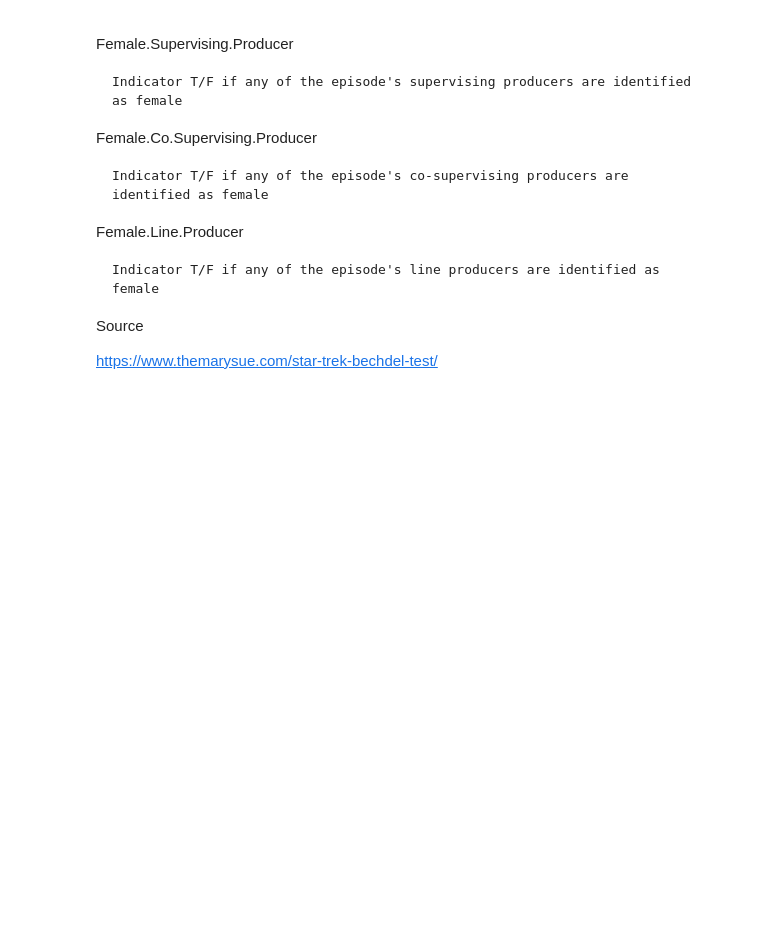
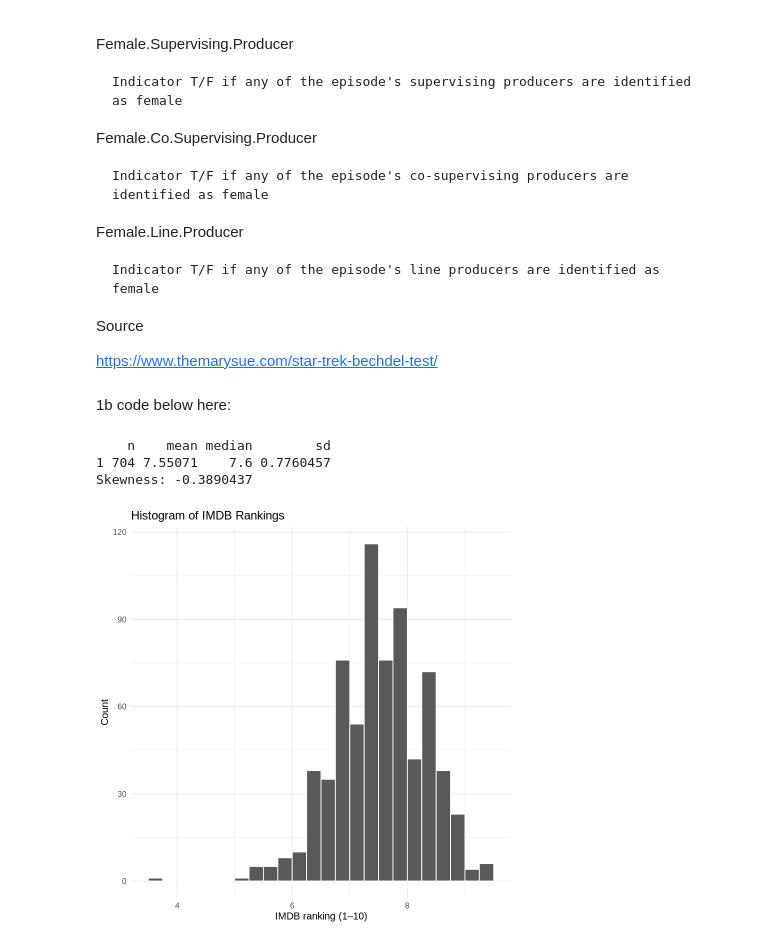
Before and after one commit to timosully/cab302prac2, a Jupyter notebook: notebooks/psts/PST1_Starter.ipynb, the cells around one changed output. Drawn from its saved outputs; the diff is of its cells as text; code cells hidden in the pictures; blank space fills up the shorter version.

```diff
--- a/notebooks/psts/PST1_Starter.ipynb
+++ b/notebooks/psts/PST1_Starter.ipynb
@@ -316,3 +329,34 @@ Female.Line.Producer
 Source
 
 https://www.themarysue.com/star-trek-bechdel-test/
+# %% [markdown]
+1b code below here:
+# %%
+# Quick numeric summary to support your written comments
+imdb_summ <- episodes %>%
+  summarize(
+    n      = sum(!is.na(IMDB.Ranking)),
+    mean   = mean(IMDB.Ranking, na.rm = TRUE),
+    median = median(IMDB.Ranking, na.rm = TRUE),
+    sd     = sd(IMDB.Ranking, na.rm = TRUE)
+  )
+print(imdb_summ)
+
+# If a skewness() function is available from your pre-configuration:
+sk <- skewness(na.omit(episodes$IMDB.Ranking))
+cat("Skewness:", sk, "\n")
+
+# Histogram
+ggplot(episodes, aes(x = IMDB.Ranking)) +
+  geom_histogram(binwidth = 0.25, boundary = 0, color = "white") +
+  labs(
+    title = "Histogram of IMDB Rankings",
+    x = "IMDB ranking (1–10)",
+    y = "Count"
+  ) +
+  theme_minimal(base_size = 12)
+# %% [output]
+    n    mean median        sd
+1 704 7.55071    7.6 0.7760457
+Skewness: -0.3890437
+[figure, added]
```
Also changed, not shown: parts of 6 cells of this notebook.
